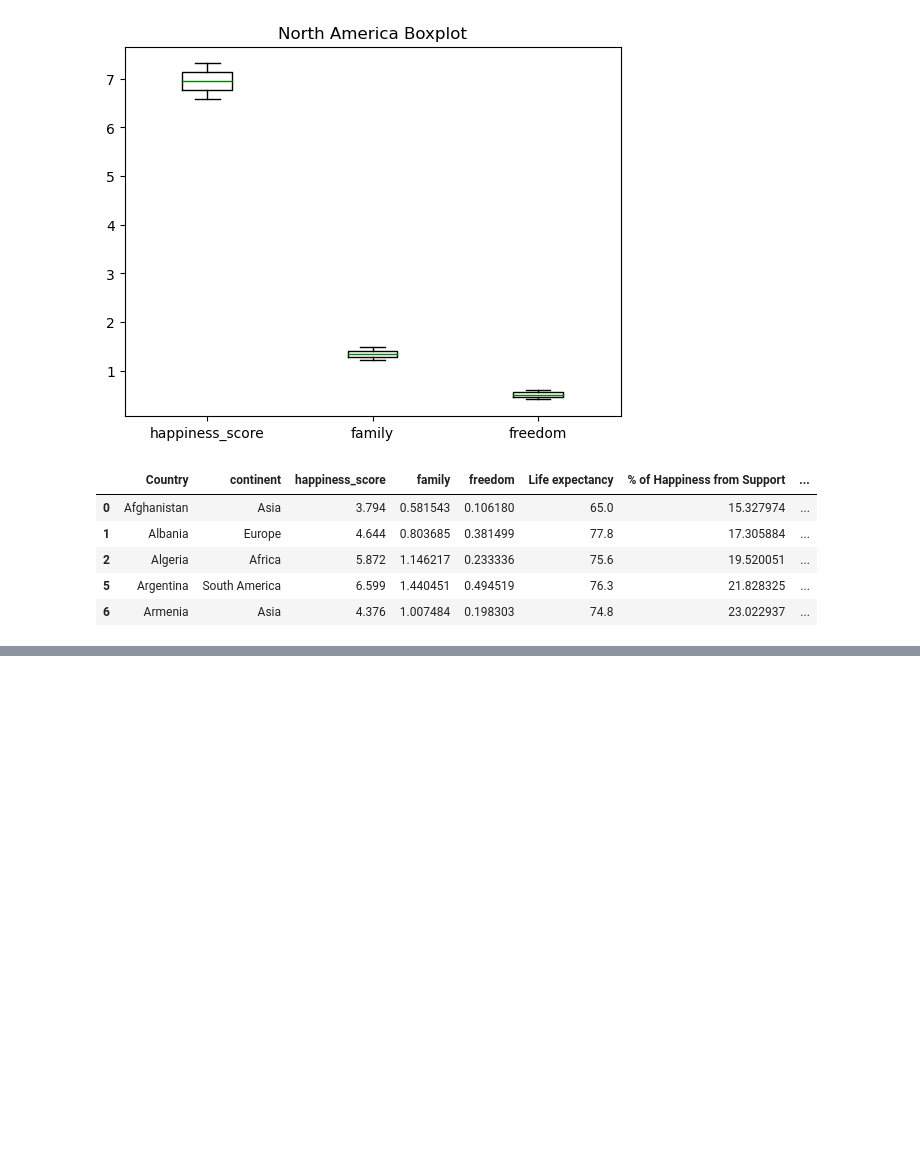
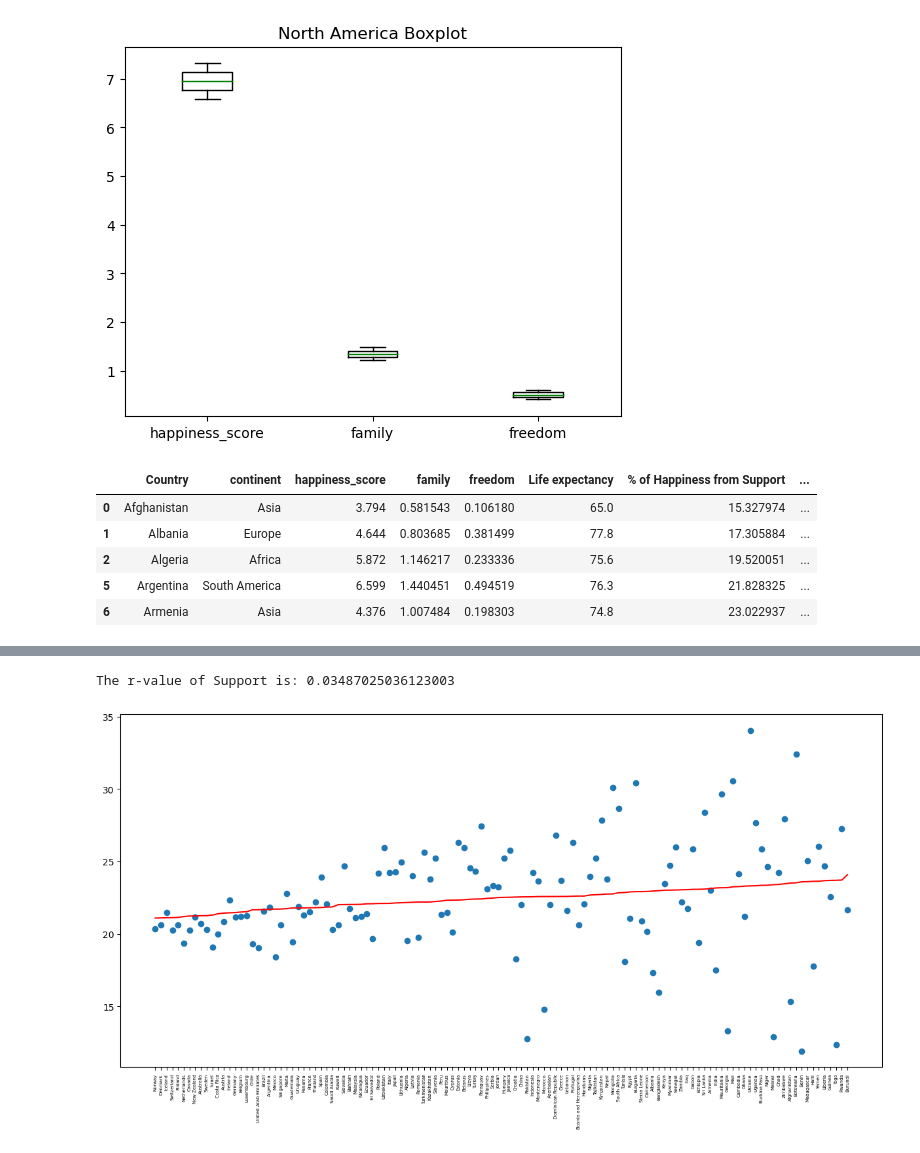
Before and after one commit to camerondifalco1/Project1, a Jupyter notebook: support_and_freedom.ipynb, the cells around one changed output, grey strips where cells are left out. Saved outputs shown, nothing was run; the diff lists cells and outputs as text; code cells hidden in the pictures; blank space fills up the shorter version.

Commit message:
PB new plots, update PB_Branch

```diff
--- a/support_and_freedom.ipynb
+++ b/support_and_freedom.ipynb
@@ -152,3 +169,9 @@ social_freedom_df.head()
 | 2 | Algeria | Africa | 5.872 | 1.146217 | 0.233336 | 75.6 | 19.520051 | ... |
 | 5 | Argentina | South America | 6.599 | 1.440451 | 0.494519 | 76.3 | 21.828325 | ... |
 | 6 | Armenia | Asia | 4.376 | 1.007484 | 0.198303 | 74.8 | 23.022937 | ... |
+# %%
+#sort in order of happiness score, low to high, eg happiest to saddest
+social_freedom_df = social_freedom_df.sort_values("happiness_score", ascending=False)
+social_freedom_df.head()
+
+#social_freedom_df.dtypes
@@ -154,0 +185,35 @@ social_freedom_df.head()
+# %%
+#scatter plot and line regression
+#does getting more happiness from family and social connections correlate to a higher happiness score
+
+#axis
+x_support_percent = social_freedom_df["Country"]
+y_support_percent = social_freedom_df["% of Happiness from Support"]
+
+#data points
+happy = social_freedom_df["happiness_score"]
+country = social_freedom_df["Country"]
+
+#line regression and line equation
+sup_slope, sup_int, sup_r, sup_p, sup_std_err = st.linregress(happy, y_support_percent)
+sup_fit = sup_slope * happy + sup_int
+
+#increase plot size for large number of countries
+size = plt.figure()
+size.set_figwidth(15)
+size.set_figheight(7)
+
+#plot scatter & line regression
+plt.scatter(x_support_percent, y_support_percent)
+plt.plot(x_support_percent, sup_fit, color='red')
+
+#style xticks
+plt.xticks(country, size=5, rotation=90)
+
+#print r-value for analysis
+print(f'The r-value of Support is: {sup_r**2}')
+
+plt.show()
+# %% [output]
+The r-value of Support is: 0.03487025036123003
+[figure, added]
```
Also changed, not shown: parts of 20 cells of this notebook, 1 other file.
